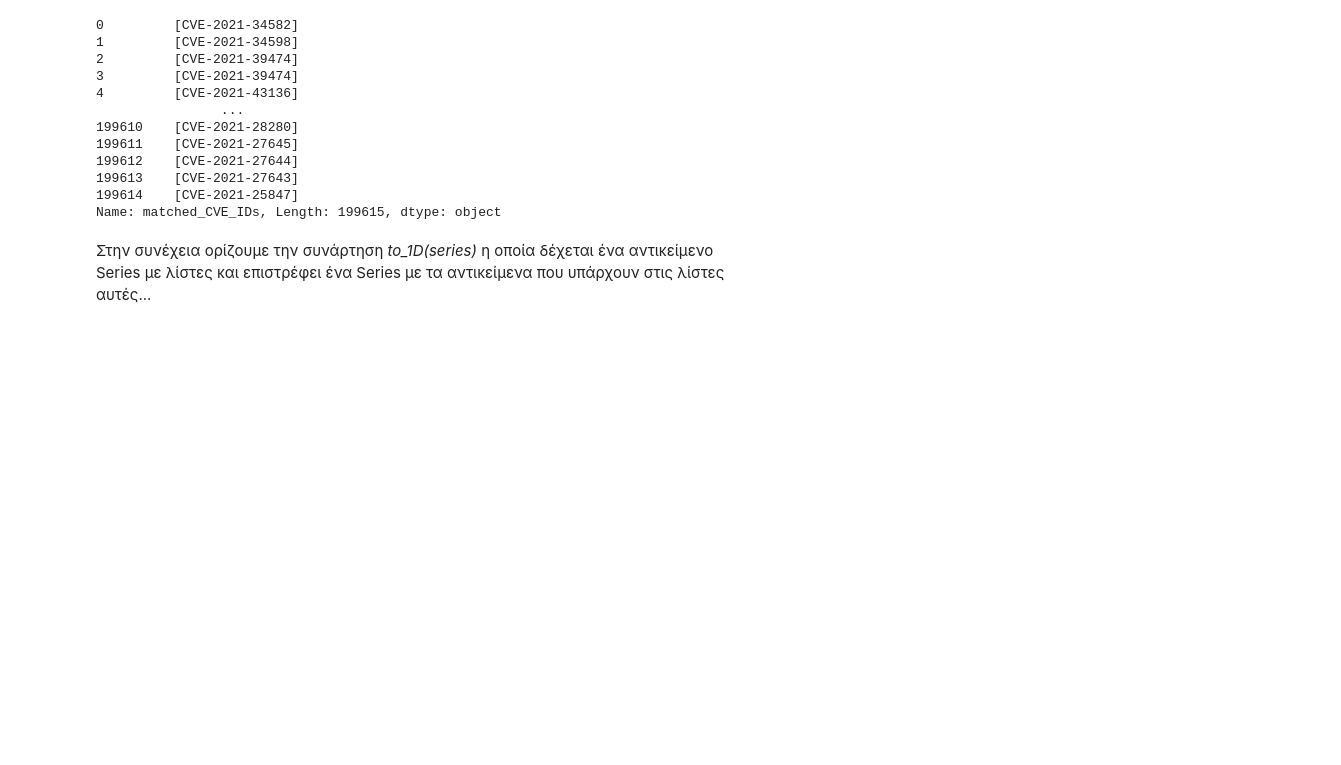
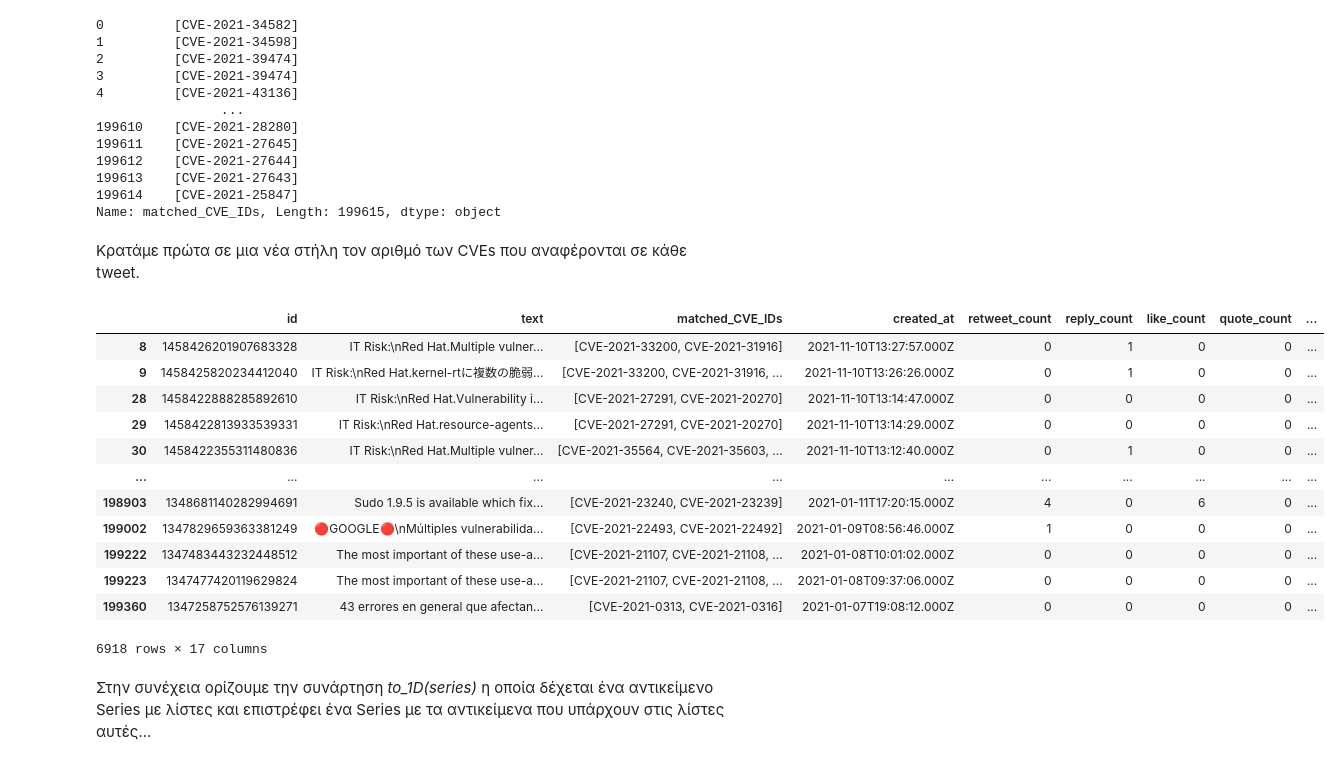
Before and after one commit to terilias/Research-of-interest-and-popularity-about-Software-Vulnerabilities-on-Twitter, a Jupyter notebook: 4. Σημειωματάριο τέταρτο- Ξεκινώντας την ανάλυση.ipynb, the cells around one changed output. Saved outputs shown, nothing was run; the diff lists cells and outputs as text; code cells hidden in the pictures; blank space fills up the shorter version.

```diff
--- a/4. Σημειωματάριο τέταρτο- Ξεκινώντας την ανάλυση.ipynb
+++ b/4. Σημειωματάριο τέταρτο- Ξεκινώντας την ανάλυση.ipynb
@@ -71,6 +71,26 @@ tweets['matched_CVE_IDs']
 199613    [CVE-2021-27643]
 199614    [CVE-2021-25847]
 Name: matched_CVE_IDs, Length: 199615, dtype: object
+# %% [markdown]
+Κρατάμε πρώτα σε μια νέα στήλη τον αριθμό των CVEs που αναφέρονται σε κάθε tweet.
+# %%
+tweets['number_of_CVEs'] = tweets['matched_CVE_IDs'].apply(lambda cves: len(cves))
+# %%
+tweets[tweets['number_of_CVEs']>1]
+# %% [output]
+|  | id | text | matched_CVE_IDs | created_at | retweet_count | reply_count | like_count | quote_count | ... |
+| 8 | 1458426201907683328 | IT Risk:\nRed Hat.Multiple vulner... | [CVE-2021-33200, CVE-2021-31916] | 2021-11-10T13:27:57.000Z | 0 | 1 | 0 | 0 | ... |
+| 9 | 1458425820234412040 | IT Risk:\nRed Hat.kernel-rtに複数の脆弱... | [CVE-2021-33200, CVE-2021-31916, ... | 2021-11-10T13:26:26.000Z | 0 | 1 | 0 | 0 | ... |
+| 28 | 1458422888285892610 | IT Risk:\nRed Hat.Vulnerability i... | [CVE-2021-27291, CVE-2021-20270] | 2021-11-10T13:14:47.000Z | 0 | 0 | 0 | 0 | ... |
+| 29 | 1458422813933539331 | IT Risk:\nRed Hat.resource-agents... | [CVE-2021-27291, CVE-2021-20270] | 2021-11-10T13:14:29.000Z | 0 | 0 | 0 | 0 | ... |
+| 30 | 1458422355311480836 | IT Risk:\nRed Hat.Multiple vulner... | [CVE-2021-35564, CVE-2021-35603, ... | 2021-11-10T13:12:40.000Z | 0 | 1 | 0 | 0 | ... |
+| ... | ... | ... | ... | ... | ... | ... | ... | ... | ... |
+| 198903 | 1348681140282994691 | Sudo 1.9.5 is available which fix... | [CVE-2021-23240, CVE-2021-23239] | 2021-01-11T17:20:15.000Z | 4 | 0 | 6 | 0 | ... |
+| 199002 | 1347829659363381249 | 🔴GOOGLE🔴\nMúltiples vulnerabilida... | [CVE-2021-22493, CVE-2021-22492] | 2021-01-09T08:56:46.000Z | 1 | 0 | 0 | 0 | ... |
+| 199222 | 1347483443232448512 | The most important of these use-a... | [CVE-2021-21107, CVE-2021-21108, ... | 2021-01-08T10:01:02.000Z | 0 | 0 | 0 | 0 | ... |
+| 199223 | 1347477420119629824 | The most important of these use-a... | [CVE-2021-21107, CVE-2021-21108, ... | 2021-01-08T09:37:06.000Z | 0 | 0 | 0 | 0 | ... |
+| 199360 | 1347258752576139271 | 43 errores en general que afectan... | [CVE-2021-0313, CVE-2021-0316] | 2021-01-07T19:08:12.000Z | 0 | 0 | 0 | 0 | ... |
+6918 rows × 17 columns
 # %% [markdown]
 Στην συνέχεια ορίζουμε την συνάρτηση *to_1D(series)* η οποία δέχεται ένα αντικείμενο Series με λίστες και επιστρέφει ένα Series με τα αντικείμενα που υπάρχουν στις λίστες αυτές...
 # %%
```
Also changed, not shown: 1 other file.
